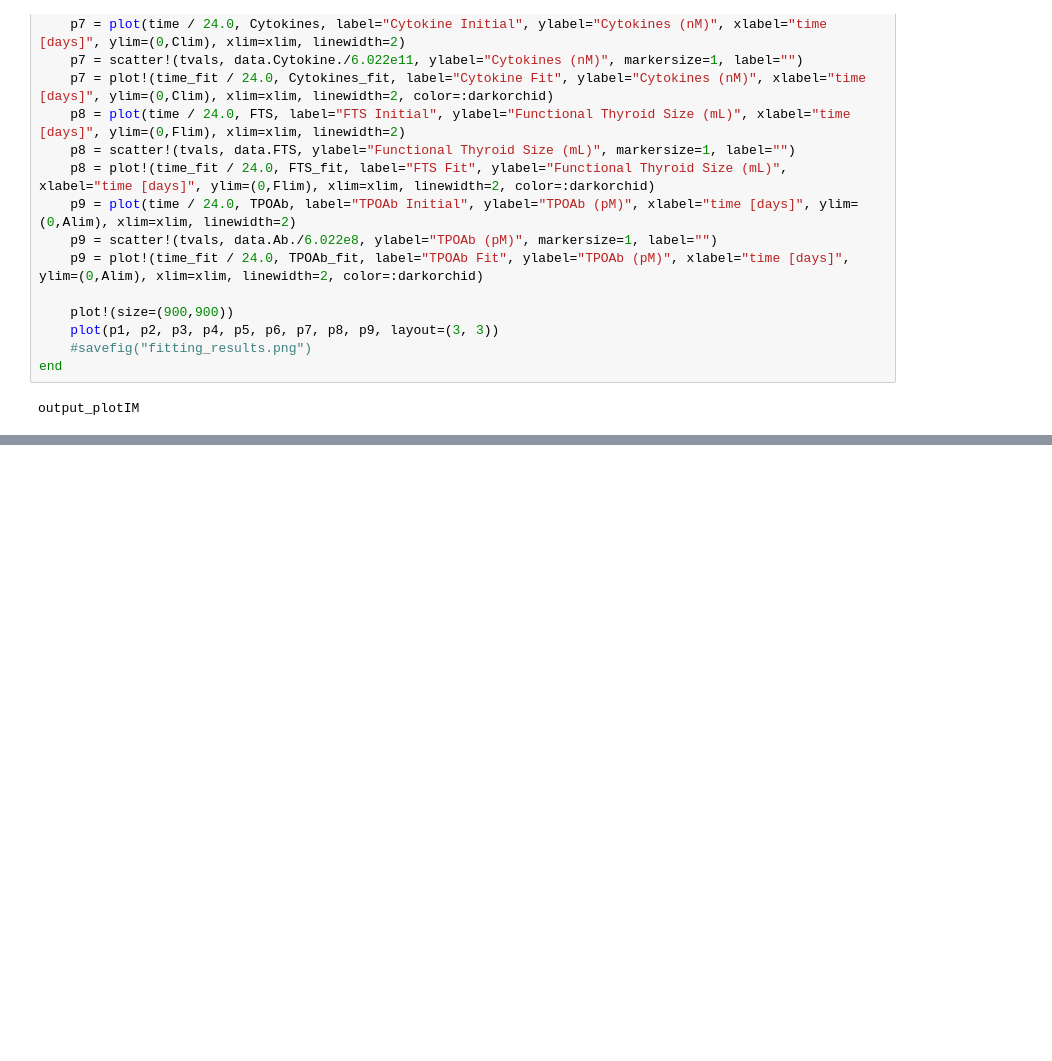
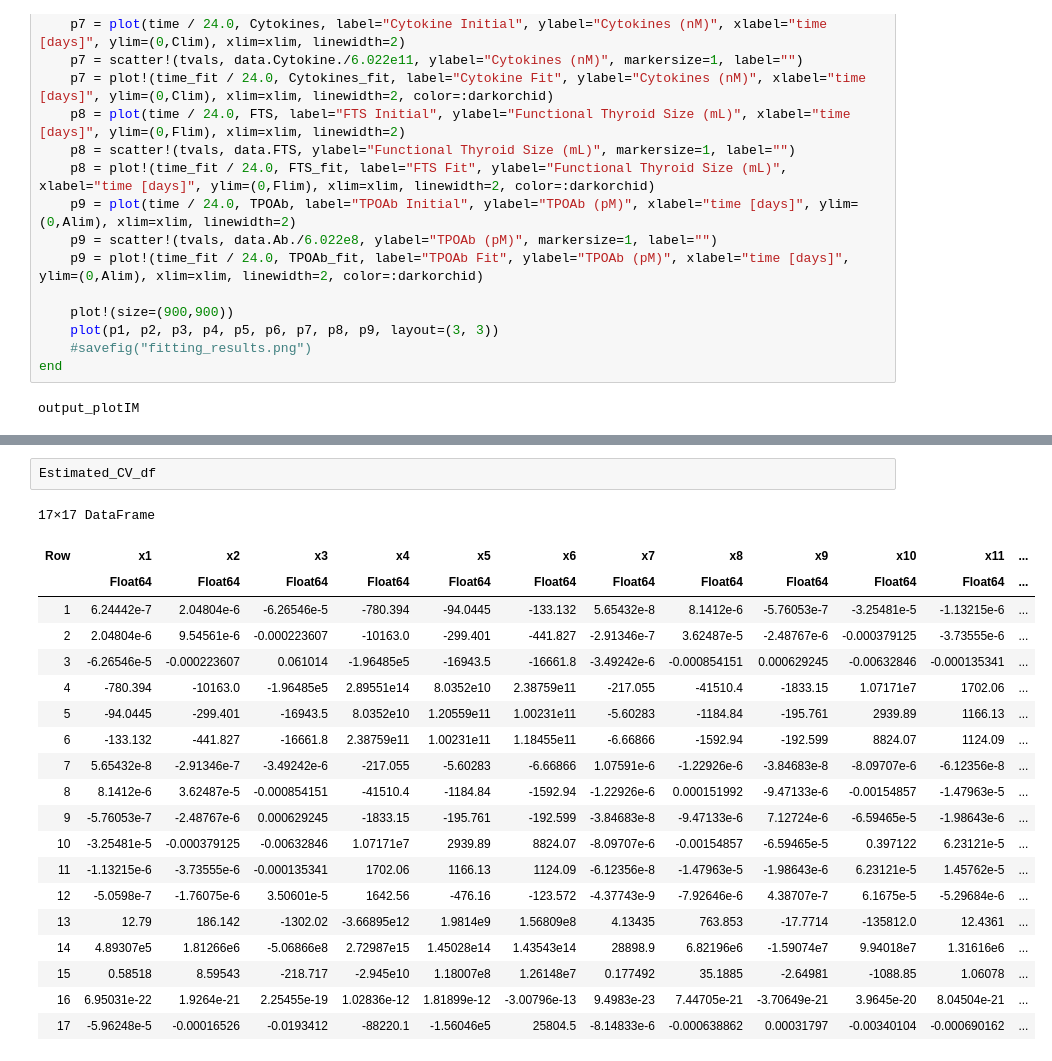
Before and after one commit to mehathakur/BioCyb_UCLA, a Jupyter notebook: thyrosimIM/src/estIM_dev.ipynb, the cells around one changed output, grey strips where cells are left out. Saved outputs shown, nothing was run; the diff lists cells and outputs as text; blank space fills up the shorter version.

```diff
--- a/thyrosimIM/src/estIM_dev.ipynb
+++ b/thyrosimIM/src/estIM_dev.ipynb
@@ -591,0 +626,23 @@ NM_CV = CV_estim(sample_IM, Nedler_parameter, lb, ub)
+# %%
+Estimated_CV_df
+# %% [output]
+17×17 DataFrame
+| Row | x1 | x2 | x3 | x4 | x5 | x6 | x7 | x8 | x9 | x10 | x11 | ... |
+|  | Float64 | Float64 | Float64 | Float64 | Float64 | Float64 | Float64 | Float64 | Float64 | Float64 | Float64 | ... |
+| 1 | 6.24442e-7 | 2.04804e-6 | -6.26546e-5 | -780.394 | -94.0445 | -133.132 | 5.65432e-8 | 8.1412e-6 | -5.76053e-7 | -3.25481e-5 | -1.13215e-6 | ... |
+| 2 | 2.04804e-6 | 9.54561e-6 | -0.000223607 | -10163.0 | -299.401 | -441.827 | -2.91346e-7 | 3.62487e-5 | -2.48767e-6 | -0.000379125 | -3.73555e-6 | ... |
+| 3 | -6.26546e-5 | -0.000223607 | 0.061014 | -1.96485e5 | -16943.5 | -16661.8 | -3.49242e-6 | -0.000854151 | 0.000629245 | -0.00632846 | -0.000135341 | ... |
+| 4 | -780.394 | -10163.0 | -1.96485e5 | 2.89551e14 | 8.0352e10 | 2.38759e11 | -217.055 | -41510.4 | -1833.15 | 1.07171e7 | 1702.06 | ... |
+| 5 | -94.0445 | -299.401 | -16943.5 | 8.0352e10 | 1.20559e11 | 1.00231e11 | -5.60283 | -1184.84 | -195.761 | 2939.89 | 1166.13 | ... |
+| 6 | -133.132 | -441.827 | -16661.8 | 2.38759e11 | 1.00231e11 | 1.18455e11 | -6.66866 | -1592.94 | -192.599 | 8824.07 | 1124.09 | ... |
+| 7 | 5.65432e-8 | -2.91346e-7 | -3.49242e-6 | -217.055 | -5.60283 | -6.66866 | 1.07591e-6 | -1.22926e-6 | -3.84683e-8 | -8.09707e-6 | -6.12356e-8 | ... |
+| 8 | 8.1412e-6 | 3.62487e-5 | -0.000854151 | -41510.4 | -1184.84 | -1592.94 | -1.22926e-6 | 0.000151992 | -9.47133e-6 | -0.00154857 | -1.47963e-5 | ... |
+| 9 | -5.76053e-7 | -2.48767e-6 | 0.000629245 | -1833.15 | -195.761 | -192.599 | -3.84683e-8 | -9.47133e-6 | 7.12724e-6 | -6.59465e-5 | -1.98643e-6 | ... |
+| 10 | -3.25481e-5 | -0.000379125 | -0.00632846 | 1.07171e7 | 2939.89 | 8824.07 | -8.09707e-6 | -0.00154857 | -6.59465e-5 | 0.397122 | 6.23121e-5 | ... |
+| 11 | -1.13215e-6 | -3.73555e-6 | -0.000135341 | 1702.06 | 1166.13 | 1124.09 | -6.12356e-8 | -1.47963e-5 | -1.98643e-6 | 6.23121e-5 | 1.45762e-5 | ... |
+| 12 | -5.0598e-7 | -1.76075e-6 | 3.50601e-5 | 1642.56 | -476.16 | -123.572 | -4.37743e-9 | -7.92646e-6 | 4.38707e-7 | 6.1675e-5 | -5.29684e-6 | ... |
+| 13 | 12.79 | 186.142 | -1302.02 | -3.66895e12 | 1.9814e9 | 1.56809e8 | 4.13435 | 763.853 | -17.7714 | -135812.0 | 12.4361 | ... |
+| 14 | 4.89307e5 | 1.81266e6 | -5.06866e8 | 2.72987e15 | 1.45028e14 | 1.43543e14 | 28898.9 | 6.82196e6 | -1.59074e7 | 9.94018e7 | 1.31616e6 | ... |
+| 15 | 0.58518 | 8.59543 | -218.717 | -2.945e10 | 1.18007e8 | 1.26148e7 | 0.177492 | 35.1885 | -2.64981 | -1088.85 | 1.06078 | ... |
+| 16 | 6.95031e-22 | 1.9264e-21 | 2.25455e-19 | 1.02836e-12 | 1.81899e-12 | -3.00796e-13 | 9.4983e-23 | 7.44705e-21 | -3.70649e-21 | 3.9645e-20 | 8.04504e-21 | ... |
+| 17 | -5.96248e-5 | -0.00016526 | -0.0193412 | -88220.1 | -1.56046e5 | 25804.5 | -8.14833e-6 | -0.000638862 | 0.00031797 | -0.00340104 | -0.000690162 | ... |
```
Also changed, not shown: parts of 14 cells of this notebook.
